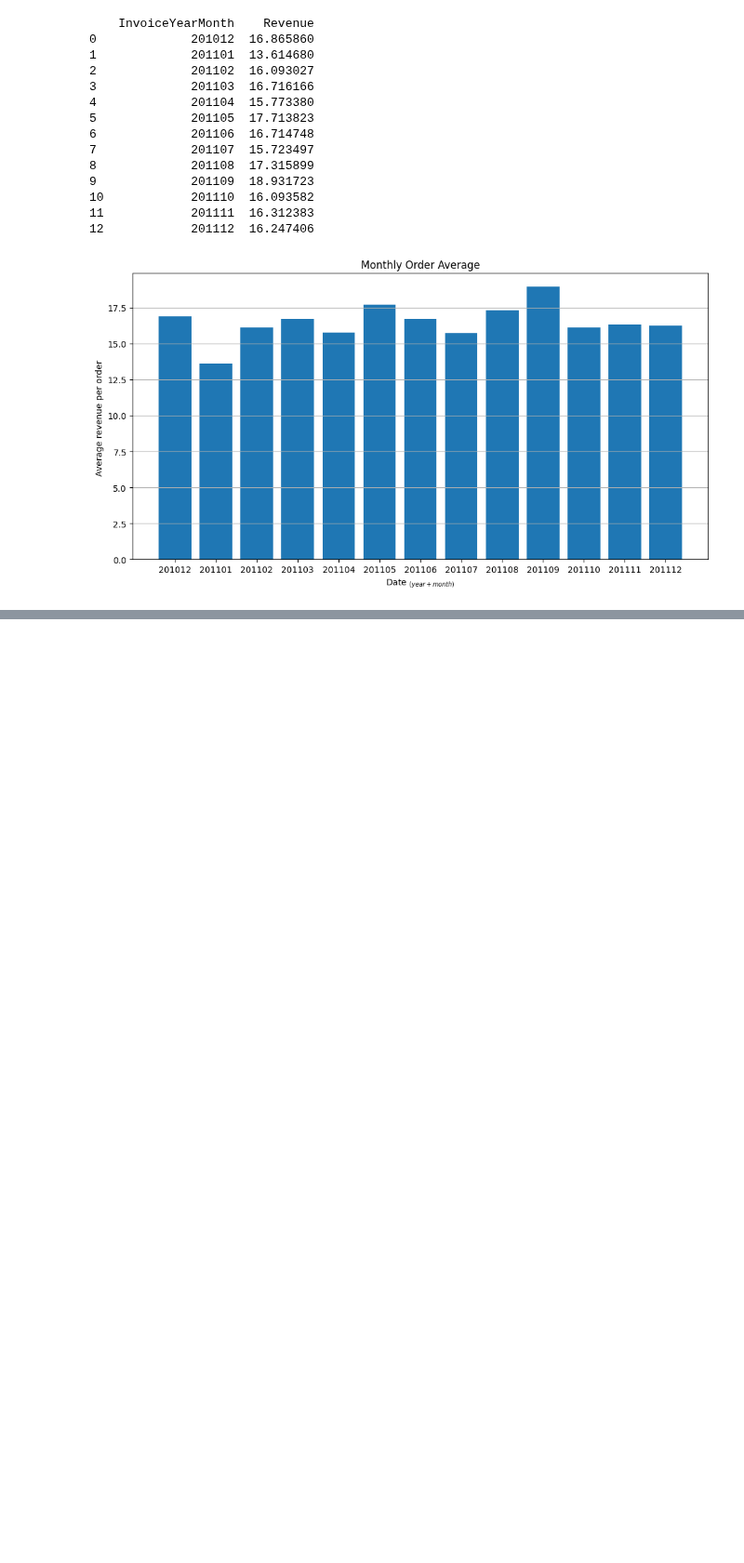
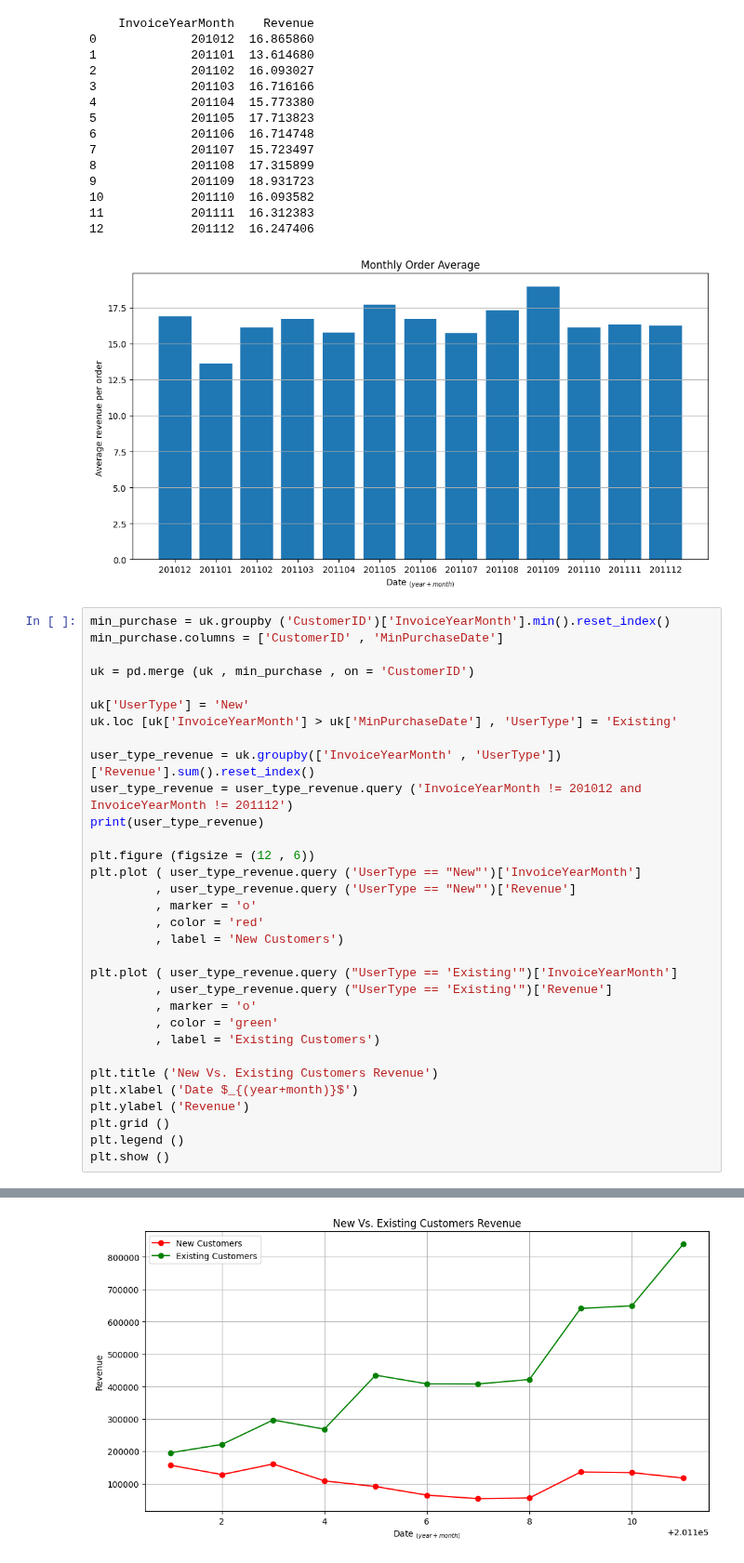
Before and after one commit to TaRa1999R/Data_Science, a Jupyter notebook: assignment39/1_online_retai.ipynb, the cells around one changed output, grey strips where cells are left out. Shown at 93% size. Drawn from its saved outputs; the diff is of its cells as text; blank space fills up the shorter version.

```diff
--- a/assignment39/1_online_retai.ipynb
+++ b/assignment39/1_online_retai.ipynb
@@ -164,3 +164,36 @@ plt.show ()
 11            201111  16.312383
 12            201112  16.247406
 [figure]
+# %%
+min_purchase = uk.groupby ('CustomerID')['InvoiceYearMonth'].min().reset_index()
+min_purchase.columns = ['CustomerID' , 'MinPurchaseDate']
+
+uk = pd.merge (uk , min_purchase , on = 'CustomerID')
+
+uk['UserType'] = 'New'
+uk.loc [uk['InvoiceYearMonth'] > uk['MinPurchaseDate'] , 'UserType'] = 'Existing'
+
+user_type_revenue = uk.groupby(['InvoiceYearMonth' , 'UserType'])['Revenue'].sum().reset_index()
+user_type_revenue = user_type_revenue.query ('InvoiceYearMonth != 201012 and InvoiceYearMonth != 201112')
+print(user_type_revenue)
+
+plt.figure (figsize = (12 , 6))
+plt.plot ( user_type_revenue.query ('UserType == "New"')['InvoiceYearMonth']
+         , user_type_revenue.query ('UserType == "New"')['Revenue']
+         , marker = 'o'
+         , color = 'red'
+         , label = 'New Customers')
+
+plt.plot ( user_type_revenue.query ("UserType == 'Existing'")['InvoiceYearMonth']
+         , user_type_revenue.query ("UserType == 'Existing'")['Revenue']
+         , marker = 'o'
+         , color = 'green'
+         , label = 'Existing Customers')
+
+plt.title ('New Vs. Existing Customers Revenue')
+plt.xlabel ('Date $_{(year+month)}$')
+plt.ylabel ('Revenue')
+plt.grid ()
+plt.legend ()
+plt.show ()
+# %% [output]
@@ -166,0 +217 @@ plt.show ()
+[figure, added]
```
Also changed, not shown: parts of 1 cell of this notebook.
